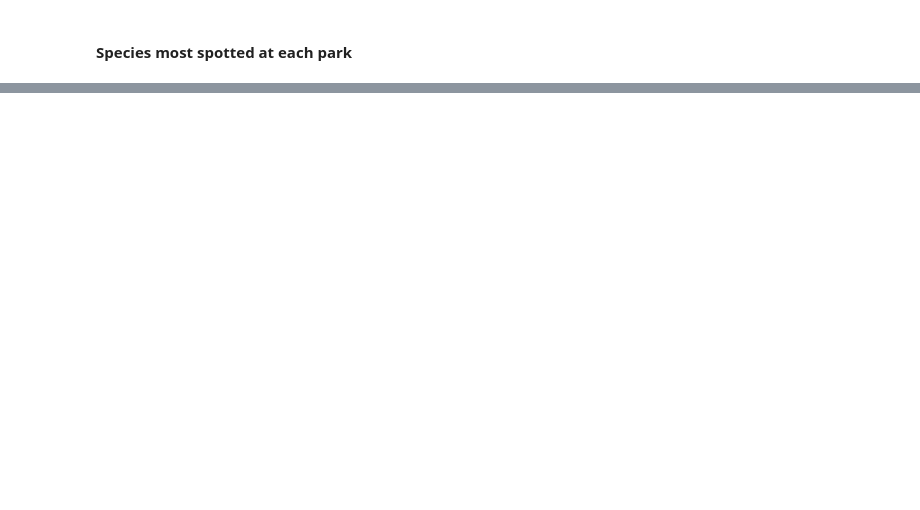
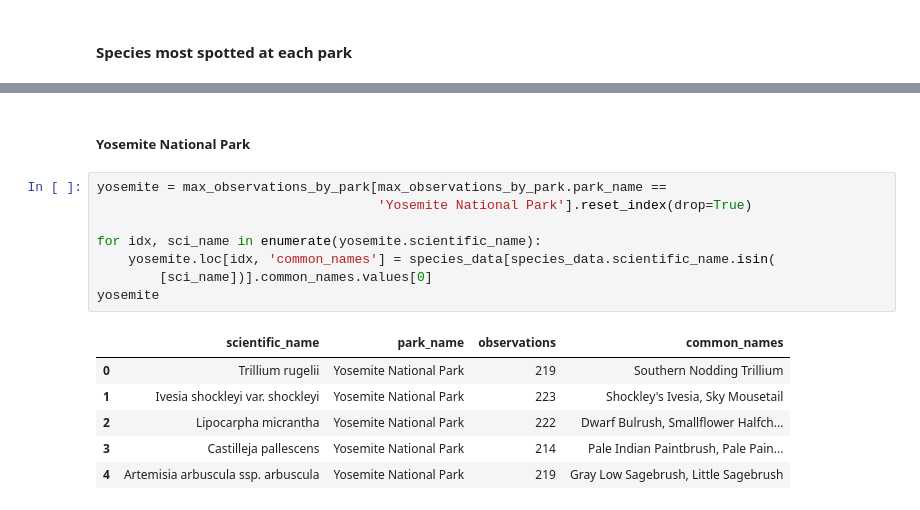
Before and after one commit to Kwamewusu/ml_portfolio, a Jupyter notebook: biodiversity_project/biodiversity.ipynb, the cells around one changed output, grey strips where cells are left out. Drawn from its saved outputs; the diff is of its cells as text; blank space fills up the shorter version.

```diff
--- a/biodiversity_project/biodiversity.ipynb
+++ b/biodiversity_project/biodiversity.ipynb
@@ -161,0 +149,17 @@ max_observations_by_park
+# %% [markdown]
+##### Yosemite National Park
+# %%
+yosemite = max_observations_by_park[max_observations_by_park.park_name ==
+                                    'Yosemite National Park'].reset_index(drop=True)
+
+for idx, sci_name in enumerate(yosemite.scientific_name):
+    yosemite.loc[idx, 'common_names'] = species_data[species_data.scientific_name.isin(
+        [sci_name])].common_names.values[0]
+yosemite
+# %% [output]
+|  | scientific_name | park_name | observations | common_names |
+| 0 | Trillium rugelii | Yosemite National Park | 219 | Southern Nodding Trillium |
+| 1 | Ivesia shockleyi var. shockleyi | Yosemite National Park | 223 | Shockley's Ivesia, Sky Mousetail |
+| 2 | Lipocarpha micrantha | Yosemite National Park | 222 | Dwarf Bulrush, Smallflower Halfch... |
+| 3 | Castilleja pallescens | Yosemite National Park | 214 | Pale Indian Paintbrush, Pale Pain... |
+| 4 | Artemisia arbuscula ssp. arbuscula | Yosemite National Park | 219 | Gray Low Sagebrush, Little Sagebrush |
```
Also changed, not shown: parts of 12 cells of this notebook.
